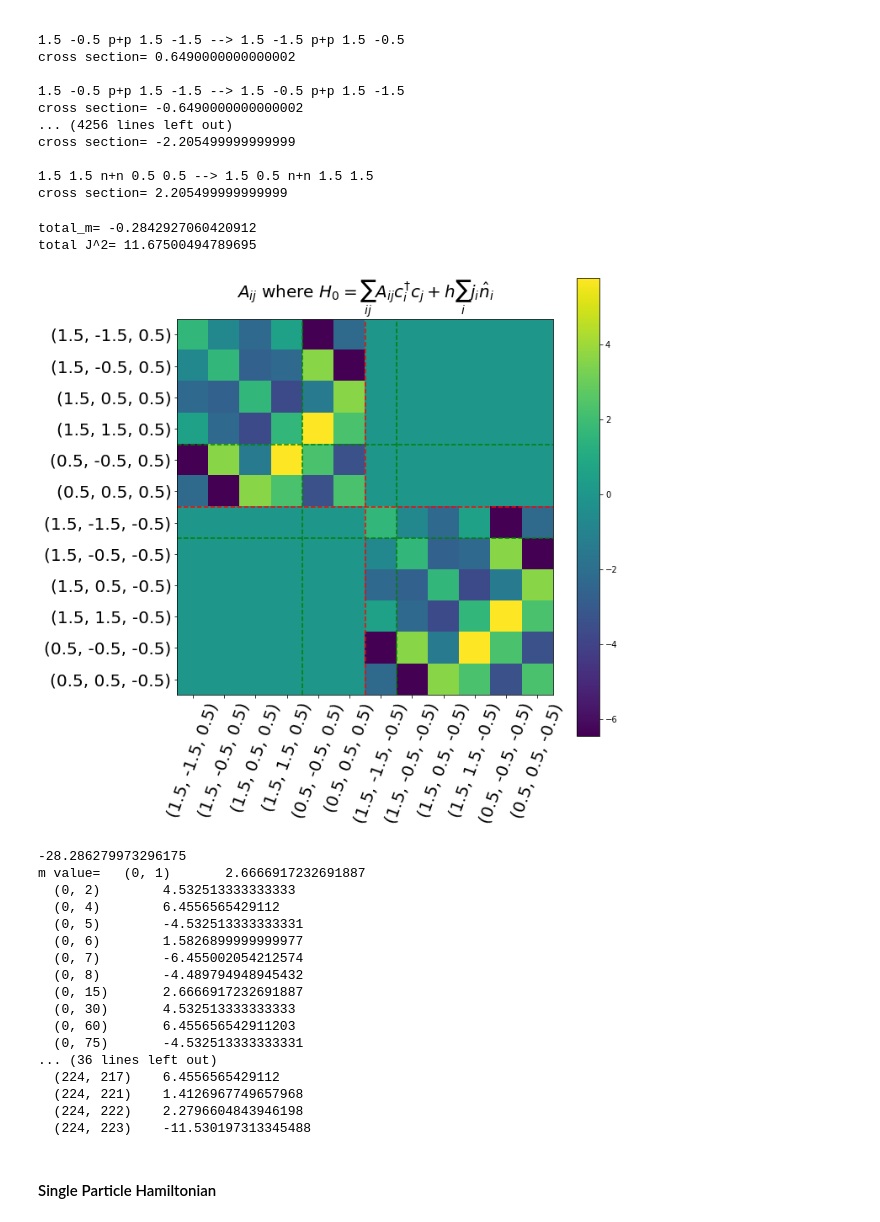
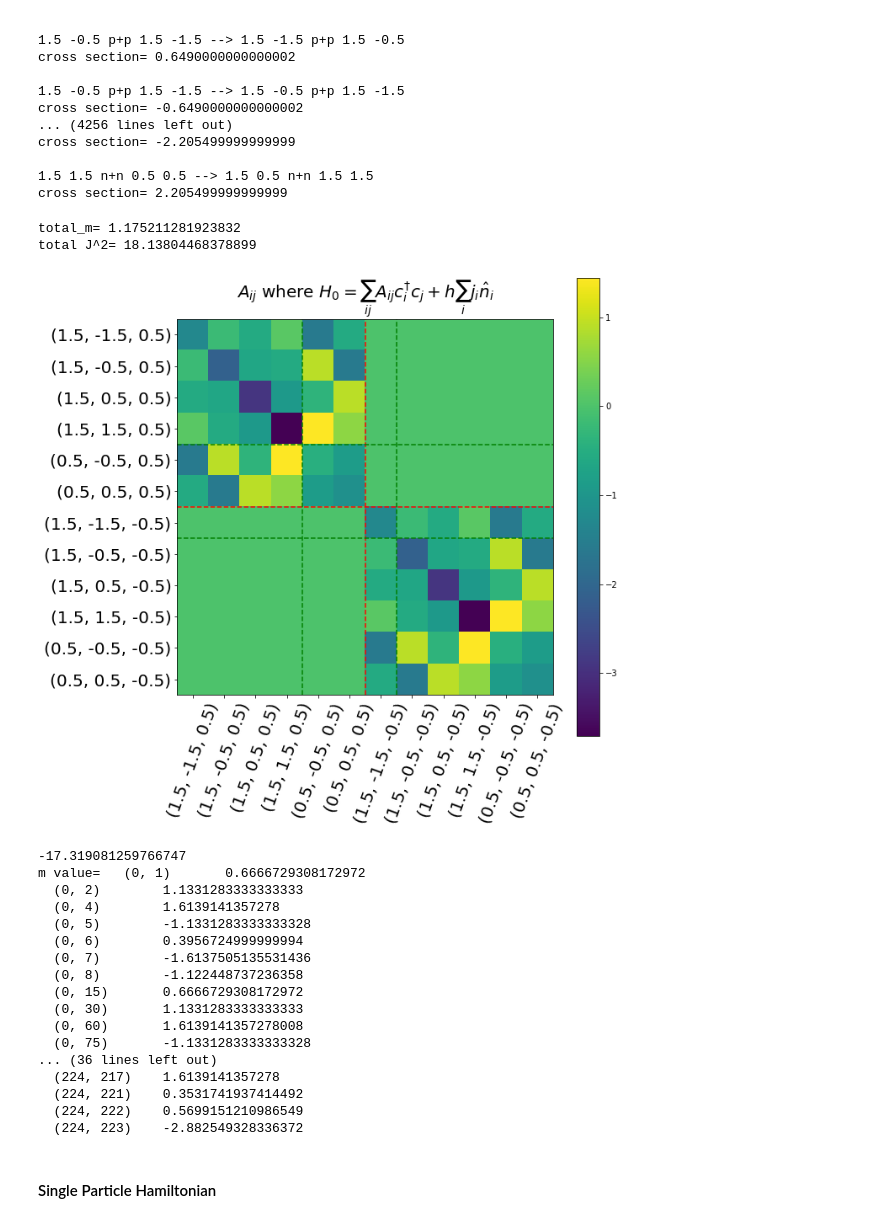
Before and after one commit to emacosta95/QuantumMachineLearningFermions, a Jupyter notebook: DriverHamiltonianCKI.ipynb, the cells around one changed output. Drawn from its saved outputs; the diff is of its cells as text; code cells hidden in the pictures.

```diff
--- a/DriverHamiltonianCKI.ipynb
+++ b/DriverHamiltonianCKI.ipynb
@@ -534,16 +534,16 @@ cross section= 2.205499999999999
 InitialHamiltonian=FermiHubbardHamiltonian(size_a=size_a,size_b=size_b,nparticles_a=nparticles_a,nparticles_b=nparticles_b)
 adj_matrix=np.zeros((energies.shape[0],energies.shape[0]))
 kinetic_term:Dict={}
-hab=-4*(np.einsum('abcd->ad',habcd)/energies.shape[0]+np.einsum('abcd->bc',habcd)/energies.shape[0])
+hab=-(np.einsum('abcd->ad',habcd)/energies.shape[0]+np.einsum('abcd->bc',habcd)/energies.shape[0])
 
 for a in range(energies.shape[0]//2):
     for b in range(energies.shape[0]//2):
         (_,_,ja,_,_,_)=SPS.state_encoding[a]
         (_,_,jb,_,_,_)=SPS.state_encoding[b]
-        if a==b:
-            continue
-        if ja==jb:
-            continue
+        # if a==b:
+        #     continue
+        # if ja==jb:
+        #     continue
         if hab[a,b]!=0. :
             kinetic_term[(a,b)]=hab[a,b]
             adj_matrix[a,b]=hab[a,b]
@@ -552,10 +552,10 @@ for a in range(energies.shape[0]//2,energies.shape[0]):
     for b in range(energies.shape[0]//2,energies.shape[0]):
         (_,_,ja,_,_,_)=SPS.state_encoding[a]
         (_,_,jb,_,_,_)=SPS.state_encoding[b]
-        if a==b:
-            continue
-        if ja==jb:
-            continue
+        # if a==b:
+        #     continue
+        # if ja==jb:
+        #     continue
         if hab[a,b]!=0.:
             kinetic_term[(a,b)]=hab[a,b]
             adj_matrix[a,b]=hab[a,b]
@@ -583,53 +583,53 @@ es,psis=InitialHamiltonian.get_spectrum(n_states=nlevels)
 einitial=es[0]
 psi_initial=psis[:,0]
 print('total_m=',SPS.compute_m_exp_value(psi=psi_initial,basis=InitialHamiltonian.basis))
 print('total J^2=',psi_initial.transpose().conjugate() @ Joperator.hamiltonian @ psi_initial)
 plt.figure(figsize=(10,10))
 
 plt.title(r'$A_{ij}$ where $H_0=\sum_{ij}A_{ij} c^{\dagger}_i c_j + h \sum_i j_i \hat{n}_i$',fontsize=20)
 plt.imshow(adj_matrix+np.eye(energies.shape[0])*external_field[None,:])
 plt.xticks(np.arange(diag_m.shape[0]),label,rotation=70)
 plt.yticks(np.arange(diag_m.shape[0]),label)
 plt.colorbar()
 plt.savefig('images/fig4')
 plt.tick_params(which='major',labelsize=20)
 plt.axhline(y=energies.shape[0]//2-0.5,color='red',linestyle='--')
 plt.axvline(x=energies.shape[0]//2-0.5,color='red',linestyle='--')
 
 plt.axhline(y=energies.shape[0]-5.5,color='green',linestyle='--')
 plt.axvline(x=energies.shape[0]-5.5,color='green',linestyle='--')
 
 
 plt.axhline(y=energies.shape[0]-8.5,color='green',linestyle='--')
 plt.axvline(x=energies.shape[0]-8.5,color='green',linestyle='--')
 
 plt.show()
 
 print(einitial)
 
 #print(InitialHamiltonian.hamiltonian)
 print('m value=',Moperator.hamiltonian @ InitialHamiltonian.hamiltonian- InitialHamiltonian.hamiltonian @ Moperator.hamiltonian)
 # %% [output]
-total_m= -0.2842927060420912
-total J^2= 11.67500494789695
+total_m= 1.175211281923832
+total J^2= 18.13804468378899
-[figure, old version]
+[figure, new version]
--28.286279973296175
-m value=   (0, 1)       2.6666917232691887
-  (0, 2)        4.532513333333333
-  (0, 4)        6.4556565429112
-  (0, 5)        -4.532513333333331
-  (0, 6)        1.5826899999999977
-  (0, 7)        -6.455002054212574
-  (0, 8)        -4.489794948945432
-  (0, 15)       2.6666917232691887
-  (0, 30)       4.532513333333333
-  (0, 60)       6.455656542911203
-  (0, 75)       -4.532513333333331
+-17.319081259766747
+m value=   (0, 1)       0.6666729308172972
+  (0, 2)        1.1331283333333333
+  (0, 4)        1.6139141357278
+  (0, 5)        -1.1331283333333328
+  (0, 6)        0.3956724999999994
+  (0, 7)        -1.6137505135531436
+  (0, 8)        -1.122448737236358
+  (0, 15)       0.6666729308172972
+  (0, 30)       1.1331283333333333
+  (0, 60)       1.6139141357278008
+  (0, 75)       -1.1331283333333328
 ... (36 lines left out)
-  (224, 217)    6.4556565429112
-  (224, 221)    1.4126967749657968
-  (224, 222)    2.2796604843946198
-  (224, 223)    -11.530197313345488
+  (224, 217)    1.6139141357278
+  (224, 221)    0.3531741937414492
+  (224, 222)    0.5699151210986549
+  (224, 223)    -2.882549328336372
 # %% [markdown]
 #### Single Particle Hamiltonian
 # %%
```
Also changed, not shown: parts of 7 cells of this notebook, 15 other files.
